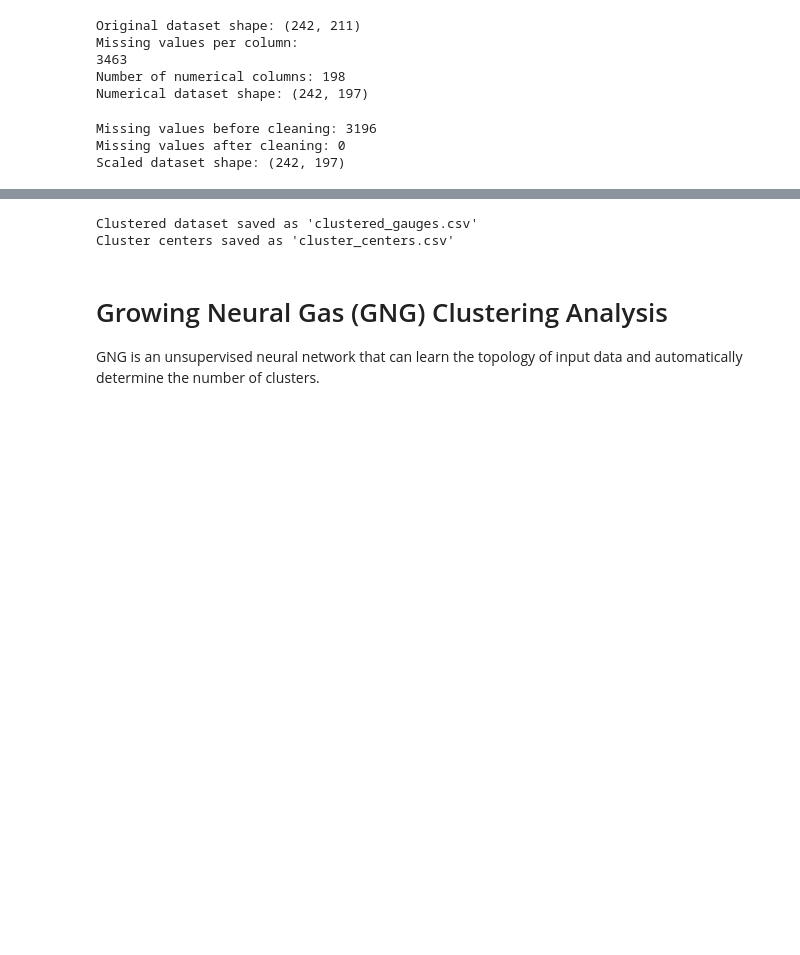
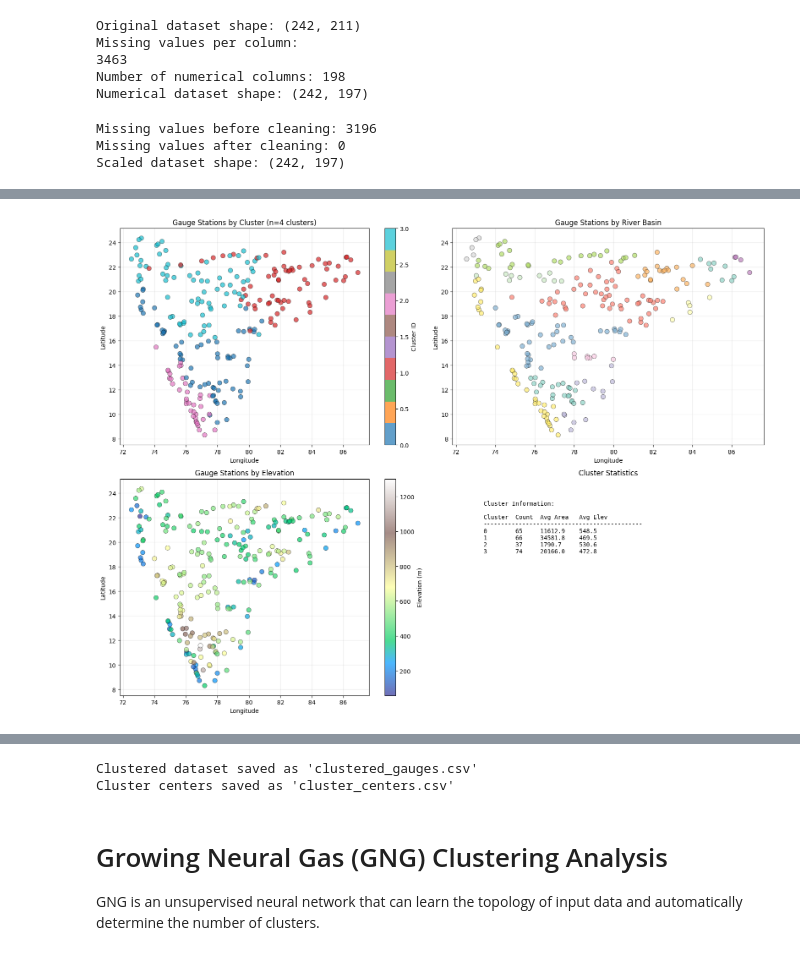
Before and after one commit to akshatshaw/baseflow_lstm, a Jupyter notebook: clustering.ipynb, the cells around one changed output, grey strips where cells are left out. Drawn from its saved outputs; the diff is of its cells as text; code cells hidden in the pictures; blank space fills up the shorter version.

Commit message:
added clustering

```diff
--- a/clustering.ipynb
+++ b/clustering.ipynb
@@ -210,0 +560,79 @@ Key characteristics:
+# %%
+# Create static map visualization using matplotlib
+print("=== CREATING STATIC MAP VISUALIZATION ===\n")
+
+if 'cwc_lat' in df.columns and 'cwc_lon' in df.columns:
+    # Create figure with subplots
+    fig, axes = plt.subplots(2, 2, figsize=(16, 12))
+
+    # Plot 1: All clusters on map
+    scatter1 = axes[0, 0].scatter(df_clustered['cwc_lon'], df_clustered['cwc_lat'],
+                                 c=df_clustered['cluster'], cmap='tab10',
+                                 alpha=0.7, s=60, edgecolors='black', linewidth=0.5)
+    axes[0, 0].set_xlabel('Longitude')
+    axes[0, 0].set_ylabel('Latitude')
+    axes[0, 0].set_title(f'Gauge Stations by Cluster (n={optimal_k} clusters)')
+    axes[0, 0].grid(True, alpha=0.3)
+    plt.colorbar(scatter1, ax=axes[0, 0], label='Cluster ID')
+
+    # Plot 2: River basin distribution
+    basin_counts = df_clustered['river_basin'].value_counts()
+    scatter2 = axes[0, 1].scatter(df_clustered['cwc_lon'], df_clustered['cwc_lat'],
+                                 c=pd.Categorical(df_clustered['river_basin']).codes,
+                                 cmap='Set3', alpha=0.7, s=60, edgecolors='black', linewidth=0.5)
+    axes[0, 1].set_xlabel('Longitude')
+    axes[0, 1].set_ylabel('Latitude')
+    axes[0, 1].set_title('Gauge Stations by River Basin')
+    axes[0, 1].grid(True, alpha=0.3)
+
+    # Plot 3: Elevation-based coloring
+    if 'elev_mean' in df_clustered.columns:
+        scatter3 = axes[1, 0].scatter(df_clustered['cwc_lon'], df_clustered['cwc_lat'],
+                                     c=df_clustered['elev_mean'], cmap='terrain',
+                                     alpha=0.7, s=60, edgecolors='black', linewidth=0.5)
+        axes[1, 0].set_xlabel('Longitude')
+        axes[1, 0].set_ylabel('Latitude')
+        axes[1, 0].set_title('Gauge Stations by Elevation')
+        axes[1, 0].grid(True, alpha=0.3)
+        plt.colorbar(scatter3, ax=axes[1, 0], label='Elevation (m)')
+
+    # Plot 4: Cluster size information
+    cluster_info = df_clustered.groupby('cluster').agg({
+        'gauge_id': 'count',
+        'cwc_area': 'mean',
+        'elev_mean': 'mean'
+    }).round(2)
+
+    # Create a text plot for cluster information
+    axes[1, 1].axis('off')
+    info_text = "Cluster Information:\n\n"
+    info_text += f"{'Cluster':<8} {'Count':<6} {'Avg Area':<10} {'Avg Elev':<10}\n"
+    info_text += "-" * 45 + "\n"
+
+    for cluster_id in sorted(df_clustered['cluster'].unique()):
+        count = cluster_info.loc[cluster_id, 'gauge_id']
+        avg_area = cluster_info.loc[cluster_id, 'cwc_area']
+        avg_elev = cluster_info.loc[cluster_id, 'elev_mean']
+        info_text += f"{cluster_id:<8} {count:<6} {avg_area:<10.1f} {avg_elev:<10.1f}\n"
+
+    axes[1, 1].text(0.1, 0.9, info_text, transform=axes[1, 1].transAxes,
+                   fontfamily='monospace', fontsize=10, verticalalignment='top')
+    axes[1, 1].set_title('Cluster Statistics')
+
+    plt.tight_layout()
+    plt.show()
+
+    # Print geographic distribution summary
+    print("Geographic Distribution Summary:")
+    print("=" * 40)
+    for cluster_id in sorted(df_clustered['cluster'].unique()):
+        cluster_data = df_clustered[df_clustered['cluster'] == cluster_id]
+        print(f"\nCluster {cluster_id} ({len(cluster_data)} gauges):")
+        print(f"  Latitude range: {cluster_data['cwc_lat'].min():.2f} to {cluster_data['cwc_lat'].max():.2f}")
+        print(f"  Longitude range: {cluster_data['cwc_lon'].min():.2f} to {cluster_data['cwc_lon'].max():.2f}")
+        if 'river_basin' in cluster_data.columns:
+            print(f"  Dominant basins: {', '.join(cluster_data['river_basin'].value_counts().head(3).index.tolist())}")
+
+else:
+    print("Coordinate columns (cwc_lat, cwc_lon) not found in dataset")
+# %% [output]
@@ -210,0 +640 @@ Key characteristics:
+[figure, added]
```
Also changed, not shown: parts of 18 cells of this notebook, 6 other files.
